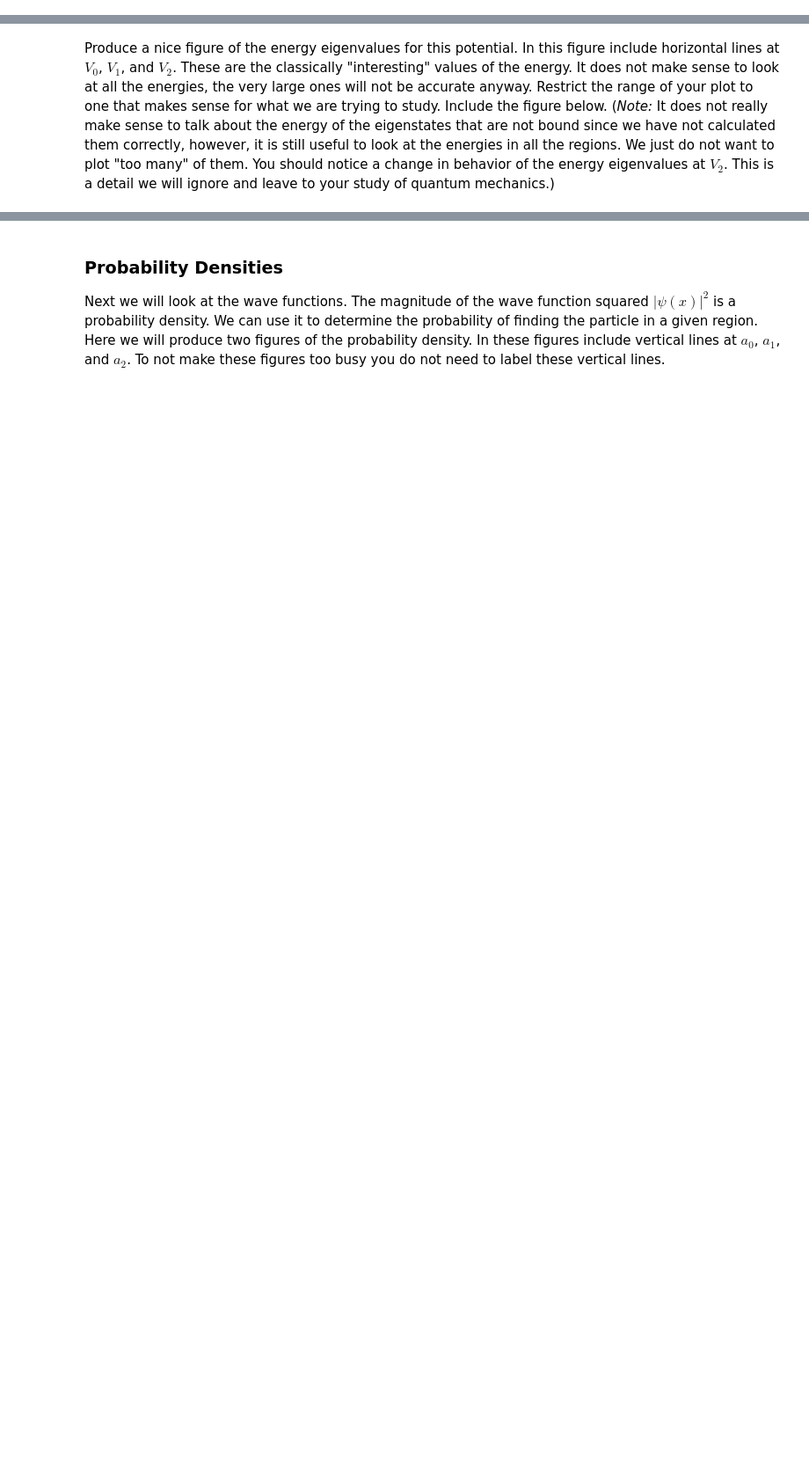
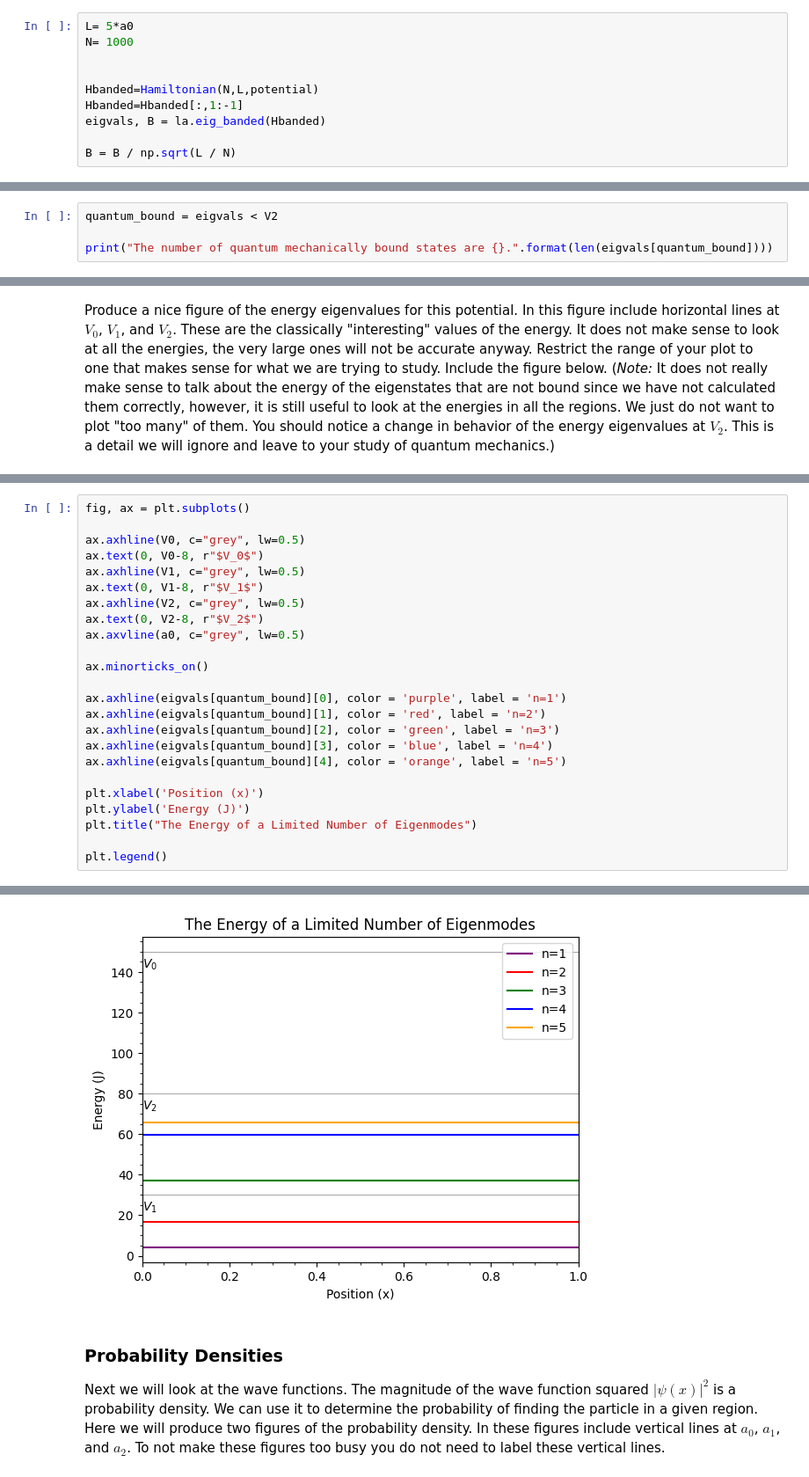
Before and after one commit to kh-bh/Physics_coursework, a Jupyter notebook: PHYS_250/Labs/Lab08.ipynb, the cells around one changed output, grey strips where cells are left out. Shown at 88% size. Cells and saved outputs as stored; diff of their text form; blank space fills up the shorter version.

```diff
--- a/PHYS_250/Labs/Lab08.ipynb
+++ b/PHYS_250/Labs/Lab08.ipynb
@@ -133,3 +240,13 @@ raise NotImplementedError()
+# %%
+L= 5*a0
+N= 1000
+
+
+Hbanded=Hamiltonian(N,L,potential)
+Hbanded=Hbanded[:,1:-1]
+eigvals, B = la.eig_banded(Hbanded)
+
+B = B / np.sqrt(L / N)
 # %% [markdown]
 ### Bound states:
 
@@ -141,0 +256,4 @@ raise NotImplementedError()
+# %%
+quantum_bound = eigvals < V2
+
+print("The number of quantum mechanically bound states are {}.".format(len(eigvals[quantum_bound])))
@@ -146,0 +264,25 @@ raise NotImplementedError()
+# %%
+fig, ax = plt.subplots()
+
+ax.axhline(V0, c="grey", lw=0.5)
+ax.text(0, V0-8, r"$V_0$")
+ax.axhline(V1, c="grey", lw=0.5)
+ax.text(0, V1-8, r"$V_1$")
+ax.axhline(V2, c="grey", lw=0.5)
+ax.text(0, V2-8, r"$V_2$")
+ax.axvline(a0, c="grey", lw=0.5)
+
+ax.minorticks_on()
+
+ax.axhline(eigvals[quantum_bound][0], color = 'purple', label = 'n=1')
+ax.axhline(eigvals[quantum_bound][1], color = 'red', label = 'n=2')
+ax.axhline(eigvals[quantum_bound][2], color = 'green', label = 'n=3')
+ax.axhline(eigvals[quantum_bound][3], color = 'blue', label = 'n=4')
+ax.axhline(eigvals[quantum_bound][4], color = 'orange', label = 'n=5')
+
+plt.xlabel('Position (x)')
+plt.ylabel('Energy (J)')
+plt.title("The Energy of a Limited Number of Eigenmodes")
+
+plt.legend()
+# %% [output]
@@ -147,3 +290,4 @@ raise NotImplementedError()
+[figure, added]
 # %% [markdown]
 ### Probability Densities
 
```
Also changed, not shown: parts of 22 cells of this notebook, 1 other file.
